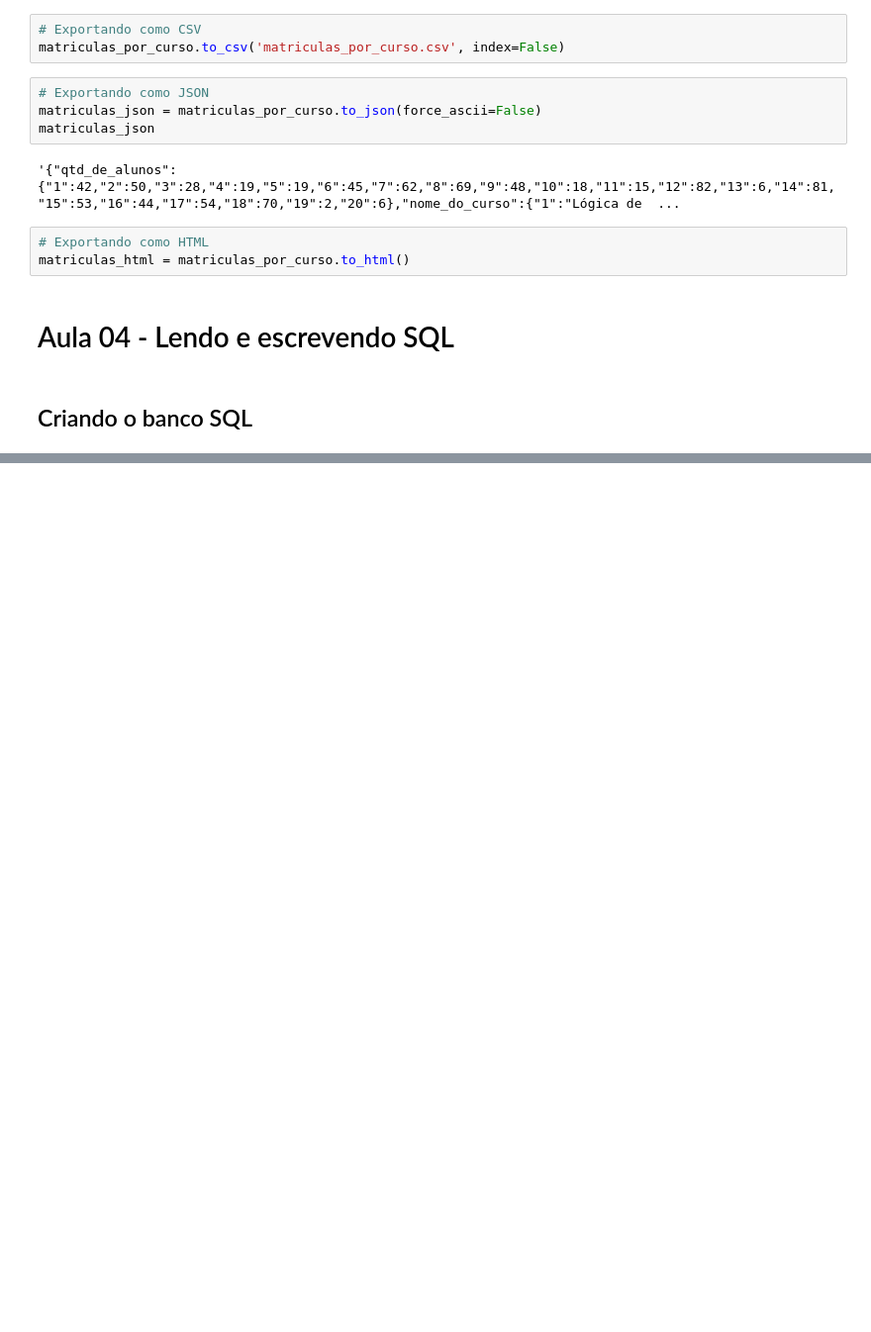
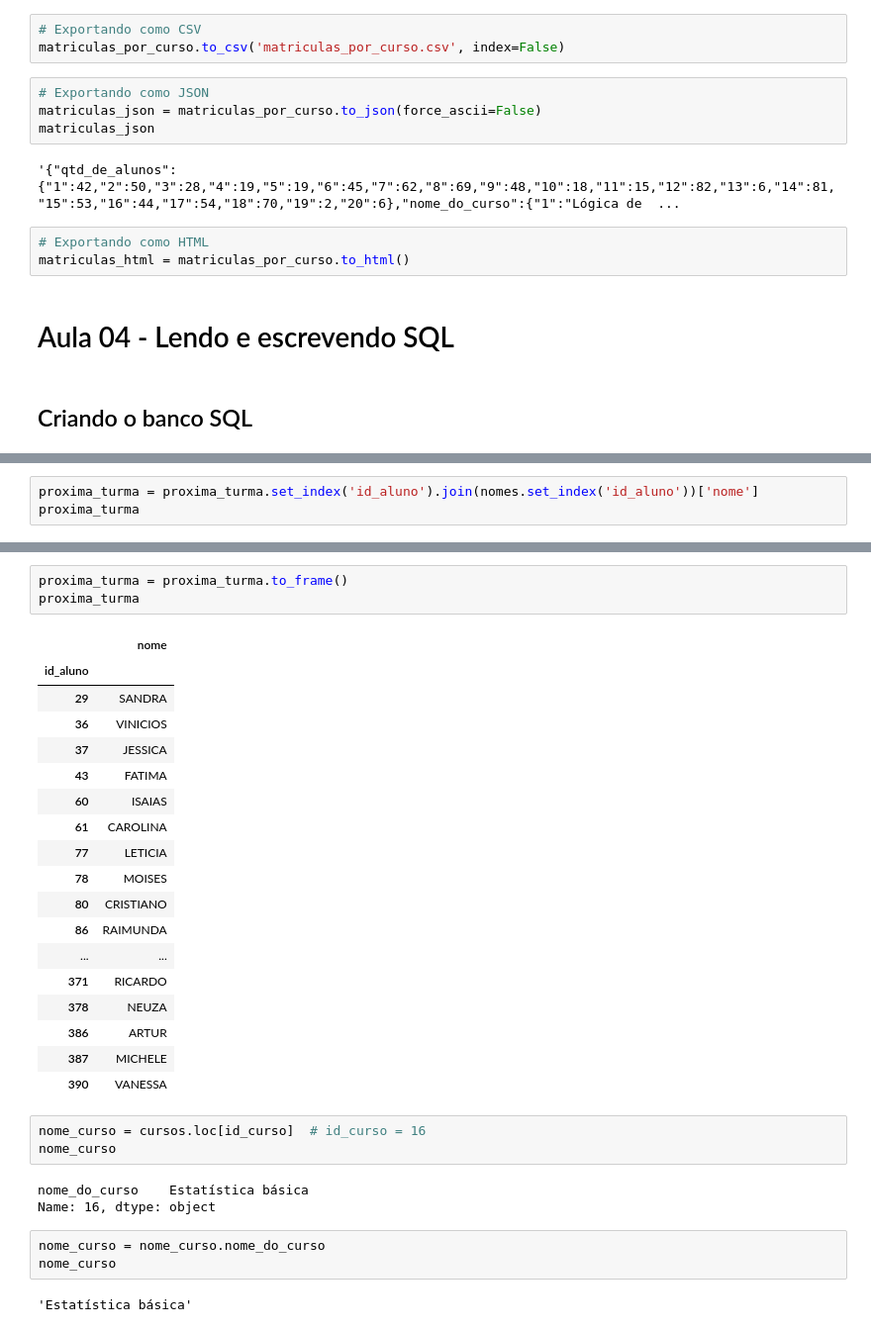
Before and after one commit to DacioMP/python_para_data_science, a Jupyter notebook: pandas_formatos_diferentes_de_entrada_e_saida/aulas.ipynb, the cells around one changed output, grey strips where cells are left out. Shown: that part at 99% size. Drawn from its saved outputs; the diff is of its cells as text; blank space fills up the shorter version.

```diff
--- a/pandas_formatos_diferentes_de_entrada_e_saida/aulas.ipynb
+++ b/pandas_formatos_diferentes_de_entrada_e_saida/aulas.ipynb
@@ -539,0 +629,3 @@ print(inspector.get_table_names())
+# %%
+proxima_turma = proxima_turma.set_index('id_aluno').join(nomes.set_index('id_aluno'))['nome']
+proxima_turma
@@ -539,0 +650,33 @@ print(inspector.get_table_names())
+# %%
+proxima_turma = proxima_turma.to_frame()
+proxima_turma
+# %% [output]
+|  | nome |
+| id_aluno |  |
+| 29 | SANDRA |
+| 36 | VINICIOS |
+| 37 | JESSICA |
+| 43 | FATIMA |
+| 60 | ISAIAS |
+| 61 | CAROLINA |
+| 77 | LETICIA |
+| 78 | MOISES |
+| 80 | CRISTIANO |
+| 86 | RAIMUNDA |
+| ... | ... |
+| 371 | RICARDO |
+| 378 | NEUZA |
+| 386 | ARTUR |
+| 387 | MICHELE |
+| 390 | VANESSA |
+# %%
+nome_curso = cursos.loc[id_curso]  # id_curso = 16
+nome_curso
+# %% [output]
+nome_do_curso    Estatística básica
+Name: 16, dtype: object
+# %%
+nome_curso = nome_curso.nome_do_curso
+nome_curso
+# %% [output]
+'Estatística básica'
```
Also changed, not shown: parts of 38 cells of this notebook, 1 other file.
